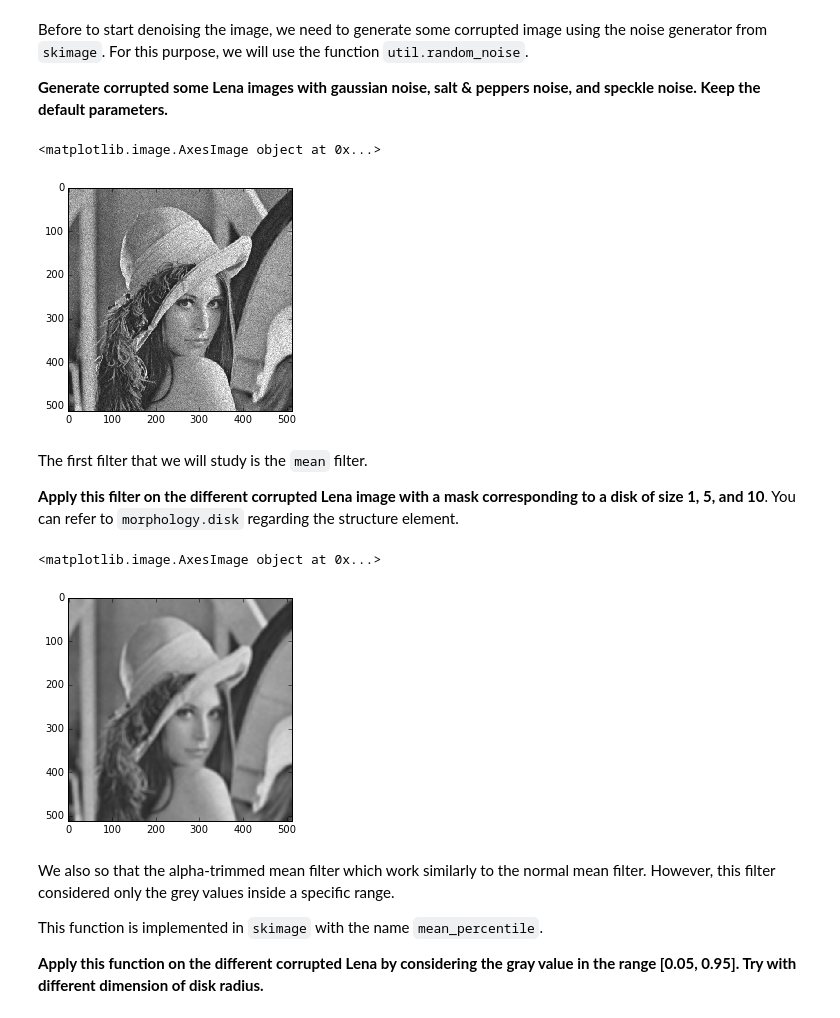
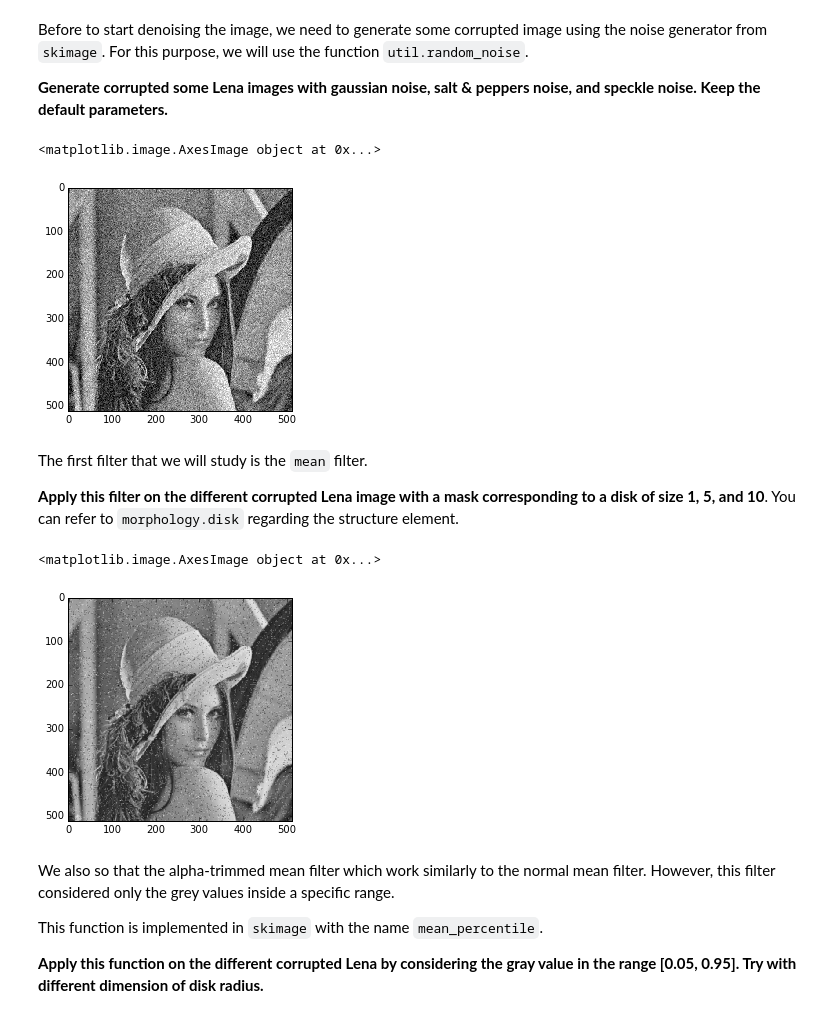
Before and after one commit to yanik-porto/B31XB-IIP-Introduction-skimage, a Jupyter notebook: 01-Introduction-skimage.ipynb, the cells around one changed output. Drawn from its saved outputs; the diff is of its cells as text; code cells hidden in the pictures.

```diff
--- a/01-Introduction-skimage.ipynb
+++ b/01-Introduction-skimage.ipynb
@@ -445,11 +447,11 @@ For this purpose, we will use the function `util.random_noise`.
 # %%
 from skimage import util
 # %%
-noisy_lena_img=util.random_noise(img,'speckle') #Change the param by 'gaussian' or 's&p'
+noisy_lena_img=util.random_noise(img,'gaussian') #Change the param by 'gaussian' or 's&p'
 io.imshow(noisy_lena_img)
 # %% [output]
 <matplotlib.image.AxesImage object at 0x...>
-[figure, old version]
+[figure, new version]
 # %% [markdown]
 The first filter that we will study is the `mean` filter.
 
@@ -458,11 +460,11 @@ The first filter that we will study is the `mean` filter.
 from skimage.filters import rank
 from skimage import morphology
 
-lena_d_mean = rank.mean(img_as_float(noisy_lena_img),morphology.disk(5))
+lena_d_mean = rank.mean(img_as_float(noisy_lena_img),morphology.disk(1))
 io.imshow(lena_d_mean)
 # %% [output]
 <matplotlib.image.AxesImage object at 0x...>
-[figure, old version]
+[figure, new version]
 # %% [markdown]
 We also so that the alpha-trimmed mean filter which work similarly to the normal mean filter. However, this filter considered only the grey values inside a specific range.
 
```
Also changed, not shown: parts of 12 cells of this notebook.
